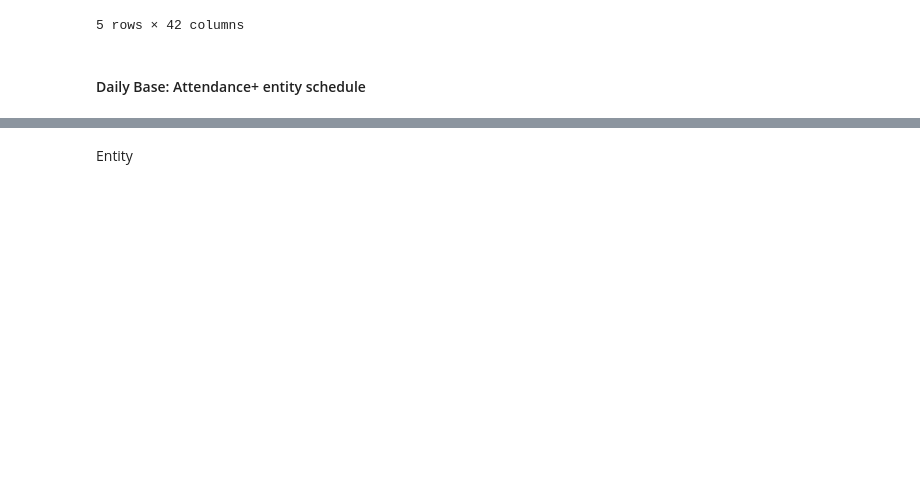
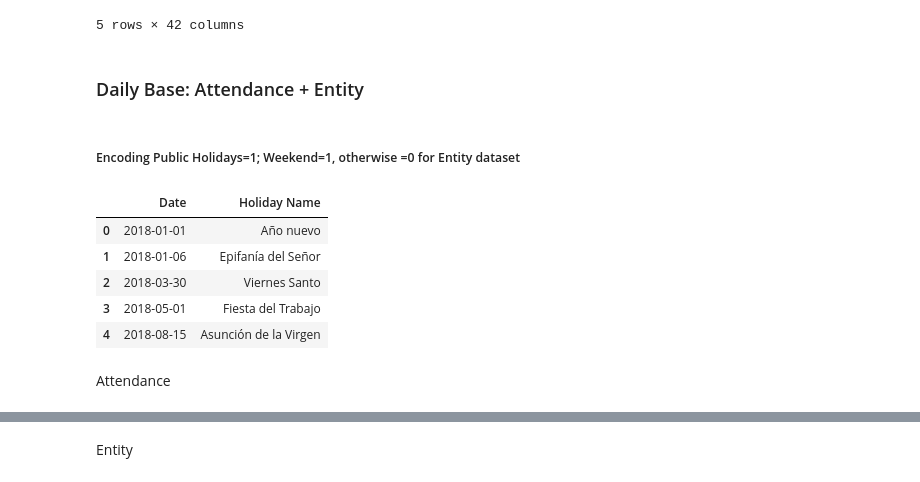
Before and after one commit to heyisvivian/Theme-Park-Endless-Line, a Jupyter notebook: Waiting Time Prediction.ipynb, the cells around one changed output, grey strips where cells are left out. Drawn from its saved outputs; the diff is of its cells as text; code cells hidden in the pictures; blank space fills up the shorter version.

```diff
--- a/Waiting Time Prediction.ipynb
+++ b/Waiting Time Prediction.ipynb
@@ -56,4 +56,6 @@ waitingtime_df.head()
 | 5 | 2018-01-01 | 2018-01-01 18:15:00.000 | 18 | 2018-01-01 18:30:00.000 | Free Fall | 50 | 3.0 | ... |
 5 rows × 42 columns
 # %% [markdown]
-#### Daily Base: Attendance+ entity schedule
+### Daily Base: Attendance + Entity
+# %% [markdown]
+##### Encoding Public Holidays=1; Weekend=1, otherwise =0 for Entity dataset
@@ -59,0 +81,11 @@ waitingtime_df.head()
+# %%
+holidays_df.head()
+# %% [output]
+|  | Date | Holiday Name |
+| 0 | 2018-01-01 | Año nuevo |
+| 1 | 2018-01-06 | Epifanía del Señor |
+| 2 | 2018-03-30 | Viernes Santo |
+| 3 | 2018-05-01 | Fiesta del Trabajo |
+| 4 | 2018-08-15 | Asunción de la Virgen |
+# %% [markdown]
+Attendance
```
Also changed, not shown: parts of 13 cells of this notebook.
